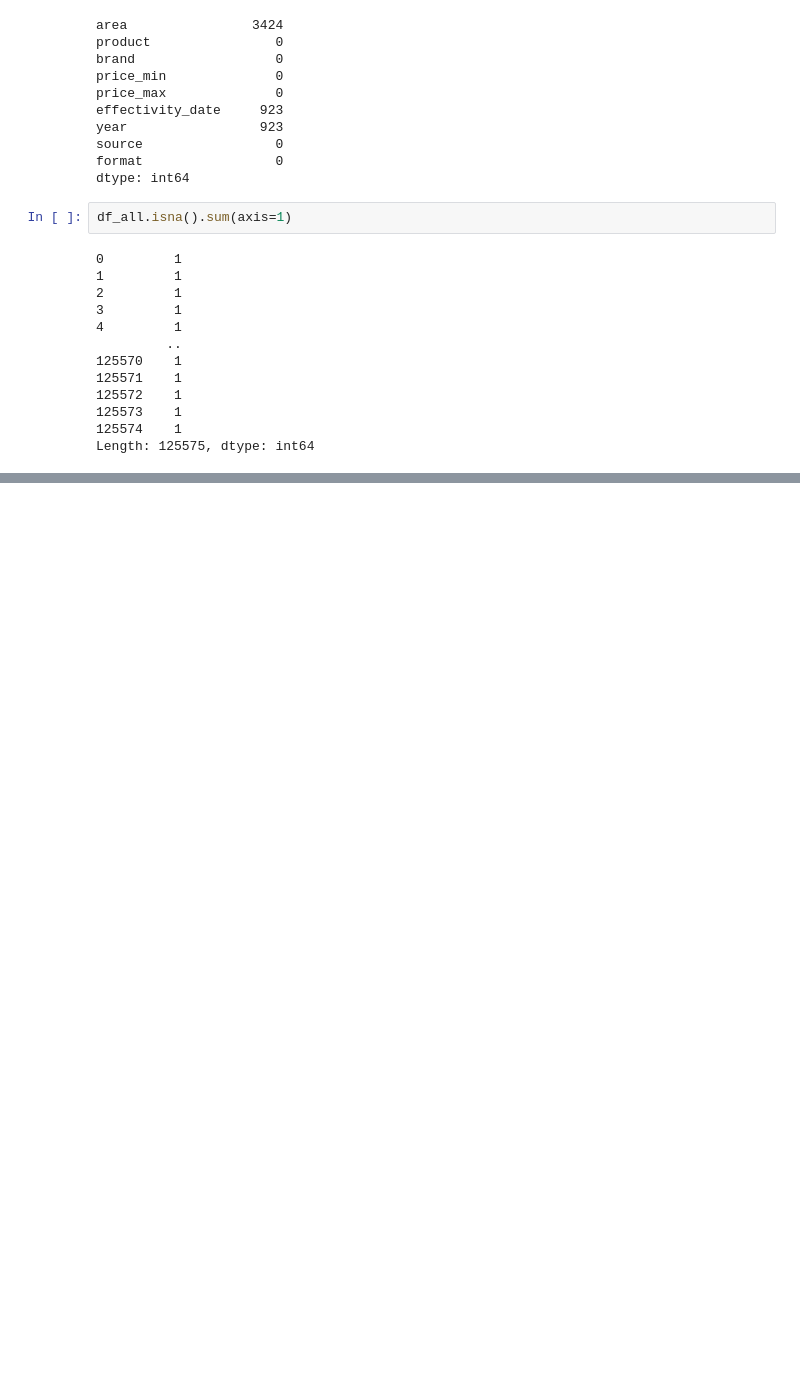
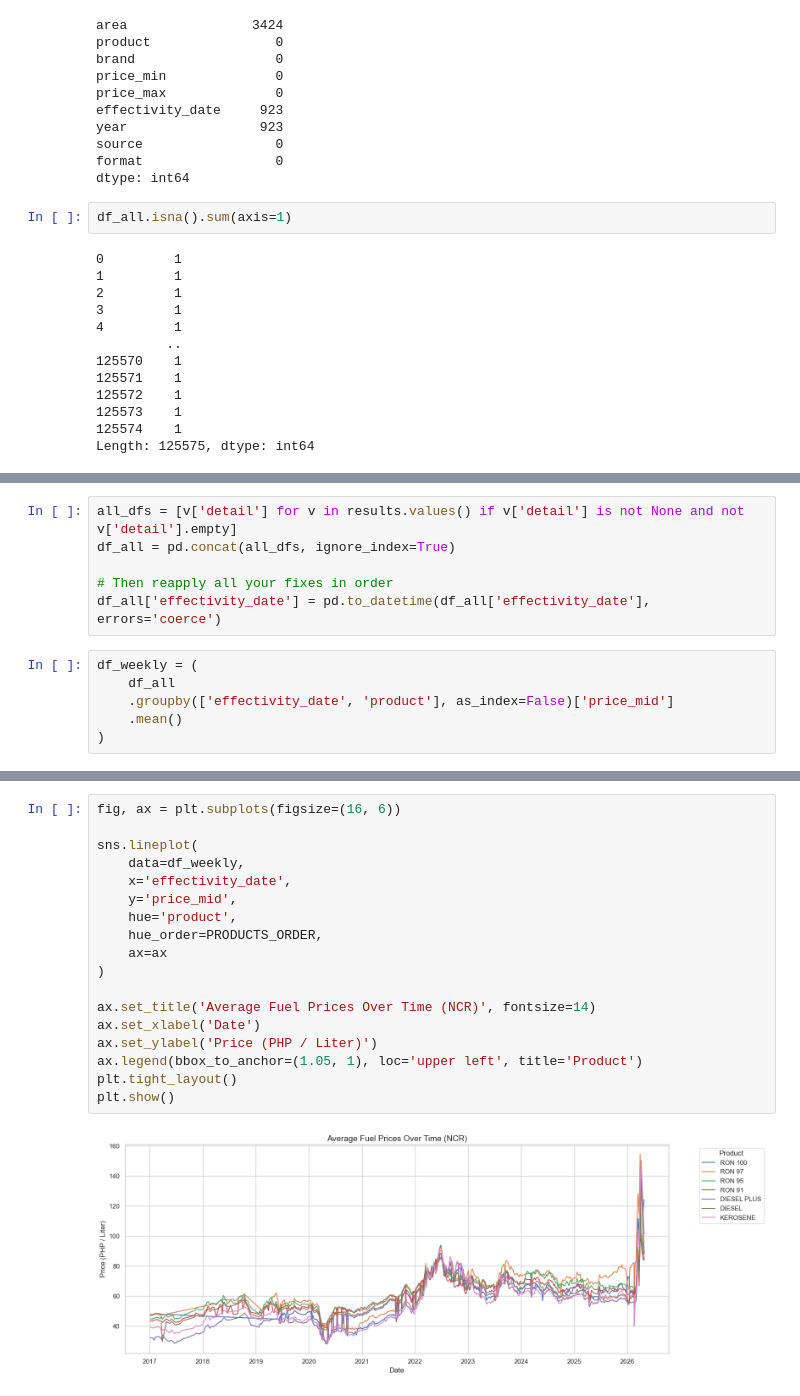
Before and after one commit to Donyl-Alcantara/Data-Trio-Final-Project, a Jupyter notebook: 01 Data Preprocessing/01_DOE_Preprocessing_fixed.ipynb, the cells around one changed output, grey strips where cells are left out. Saved outputs shown, nothing was run; the diff lists cells and outputs as text; blank space fills up the shorter version.

```diff
--- a/01 Data Preprocessing/01_DOE_Preprocessing_fixed.ipynb
+++ b/01 Data Preprocessing/01_DOE_Preprocessing_fixed.ipynb
@@ -854,0 +924,12 @@ Brent Crude:      2017-01-09 → 2026-05-04
+# %%
+all_dfs = [v['detail'] for v in results.values() if v['detail'] is not None and not v['detail'].empty]
+df_all = pd.concat(all_dfs, ignore_index=True)
+
+# Then reapply all your fixes in order
+df_all['effectivity_date'] = pd.to_datetime(df_all['effectivity_date'], errors='coerce')
+# %%
+df_weekly = (
+    df_all
+    .groupby(['effectivity_date', 'product'], as_index=False)['price_mid']
+    .mean()
+)
@@ -854,0 +959,20 @@ Brent Crude:      2017-01-09 → 2026-05-04
+# %%
+fig, ax = plt.subplots(figsize=(16, 6))
+
+sns.lineplot(
+    data=df_weekly,
+    x='effectivity_date',
+    y='price_mid',
+    hue='product',
+    hue_order=PRODUCTS_ORDER,
+    ax=ax
+)
+
+ax.set_title('Average Fuel Prices Over Time (NCR)', fontsize=14)
+ax.set_xlabel('Date')
+ax.set_ylabel('Price (PHP / Liter)')
+ax.legend(bbox_to_anchor=(1.05, 1), loc='upper left', title='Product')
+plt.tight_layout()
+plt.show()
+# %% [output]
+[figure, added]
```
Also changed, not shown: parts of 31 cells of this notebook, 2 other files.
